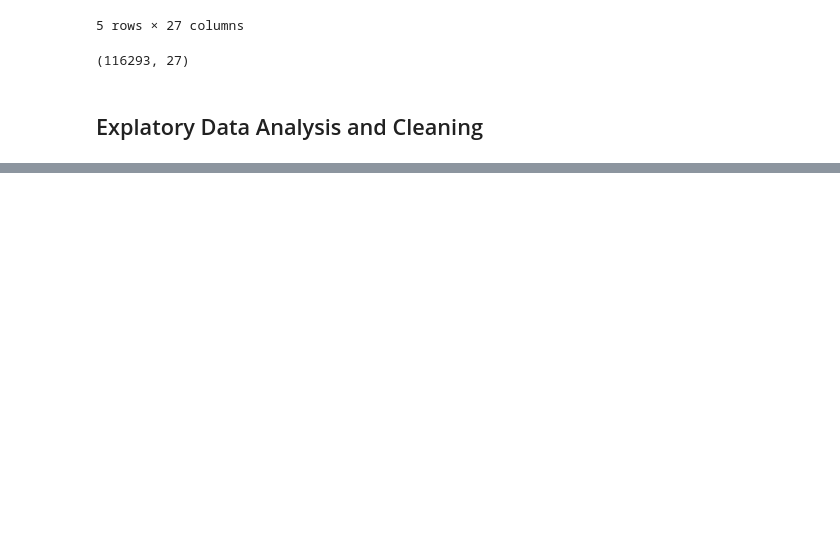
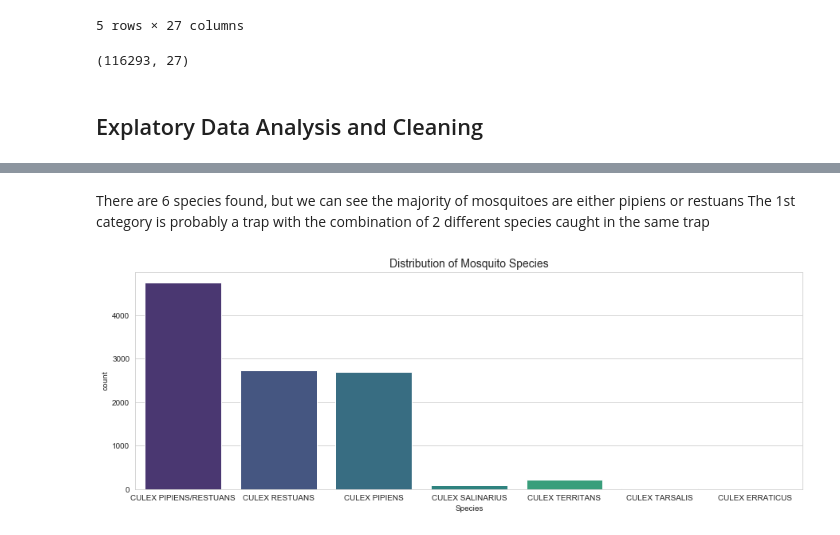
Before and after one commit to vincentleejiaqing/DSI11-SG-Project_4-GROUP_1, a Jupyter notebook: predict-west-nile-virus/project_4_GROUP_1.ipynb, the cells around one changed output, grey strips where cells are left out. Cells and saved outputs as stored; diff of their text form; code cells hidden in the pictures; blank space fills up the shorter version.

```diff
--- a/predict-west-nile-virus/project_4_GROUP_1.ipynb
+++ b/predict-west-nile-virus/project_4_GROUP_1.ipynb
@@ -770,0 +798,10 @@ testDf.to_csv('testDf.csv', index=False)
+# %%
+#*All libraries used should be added here*
+import numpy as np
+import pandas as pd
+import matplotlib.pyplot as plt
+import seaborn as sns
+sns.set_style('whitegrid')
+%matplotlib inline
+
+pd.set_option('display.max_columns', 30)
@@ -770,0 +810,2 @@ testDf.to_csv('testDf.csv', index=False)
+# %%
+trainDf = pd.read_csv('trainSprayCombinedWeather.csv')
@@ -770,0 +844,10 @@ testDf.to_csv('testDf.csv', index=False)
+# %% [markdown]
+There are 6 species found, but we can see the majority of mosquitoes are either pipiens or restuans
+The 1st category is probably a trap with the combination of 2 different species caught in the same trap
+# %%
+plt.figure(figsize=(15,5))
+sns.countplot(x="Species", data=trainDf, palette="viridis")
+plt.title("Distribution of Mosquito Species", fontsize=14)
+plt.show()
+# %% [output]
+[figure, added]
```
Also changed, not shown: parts of 136 cells of this notebook, 5 other files.
